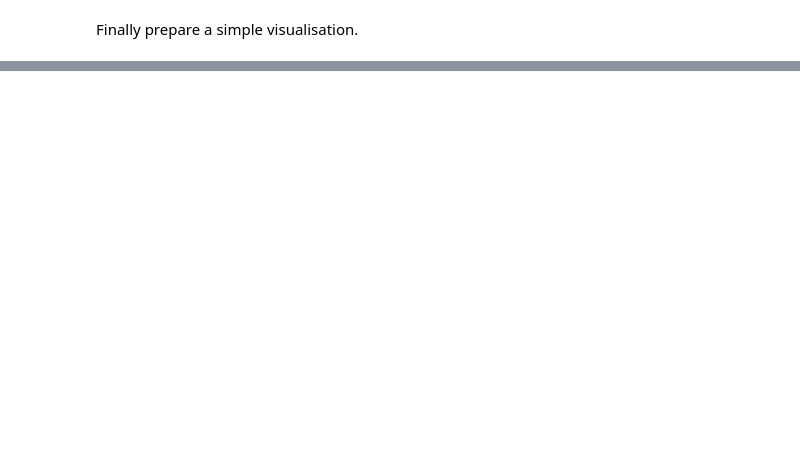
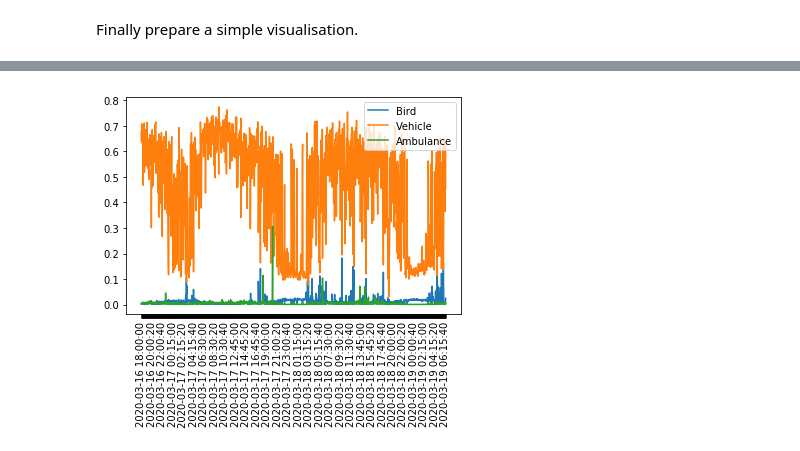
Before and after one commit to npaj/SilentCities, a Jupyter notebook: Analysis.ipynb, the cells around one changed output, grey strips where cells are left out. Cells and saved outputs as stored; diff of their text form; code cells hidden in the pictures; blank space fills up the shorter version.

```diff
--- a/Analysis.ipynb
+++ b/Analysis.ipynb
@@ -84,0 +85,21 @@ plt.savefig('silentcity.png',dpi=300,bbox_inches='tight')
+# %%
+skiptime = 50 ### this is necessary to annotate the x axis, change this value to print more or less date / time labels
+
+timelabels = [''] * len(Df.datetime)
+
+origtimes = list(Df.datetime)
+
+for i in np.arange(0,len(origtimes),skiptime):
+    timelabels[i] = origtimes[i]
+
+
+
+plt.plot(allprobas_kept[:,1])
+plt.plot(allprobas_kept[:,3])
+plt.plot(allprobas_kept[:,6])
+plt.xticks(ticks = range(len(timelabels)),labels = timelabels,rotation=90)
+plt.legend(['Bird','Vehicle','Ambulance'])
+plt.savefig('silentcity2.png',dpi=300,bbox_inches='tight')
+plt.show()
+# %% [output]
+[figure, added]
```
Also changed, not shown: parts of 4 cells of this notebook, 3 other files.
